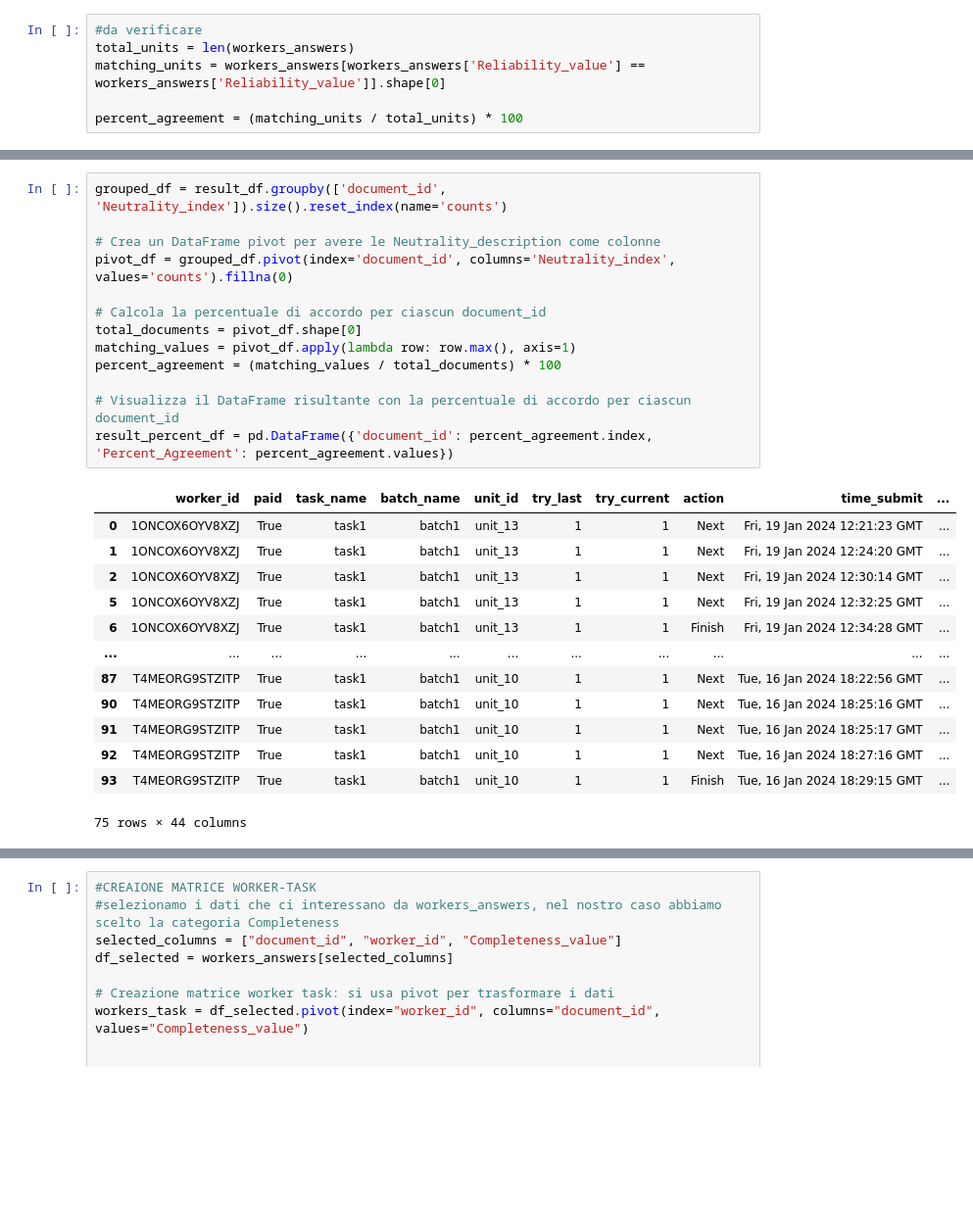
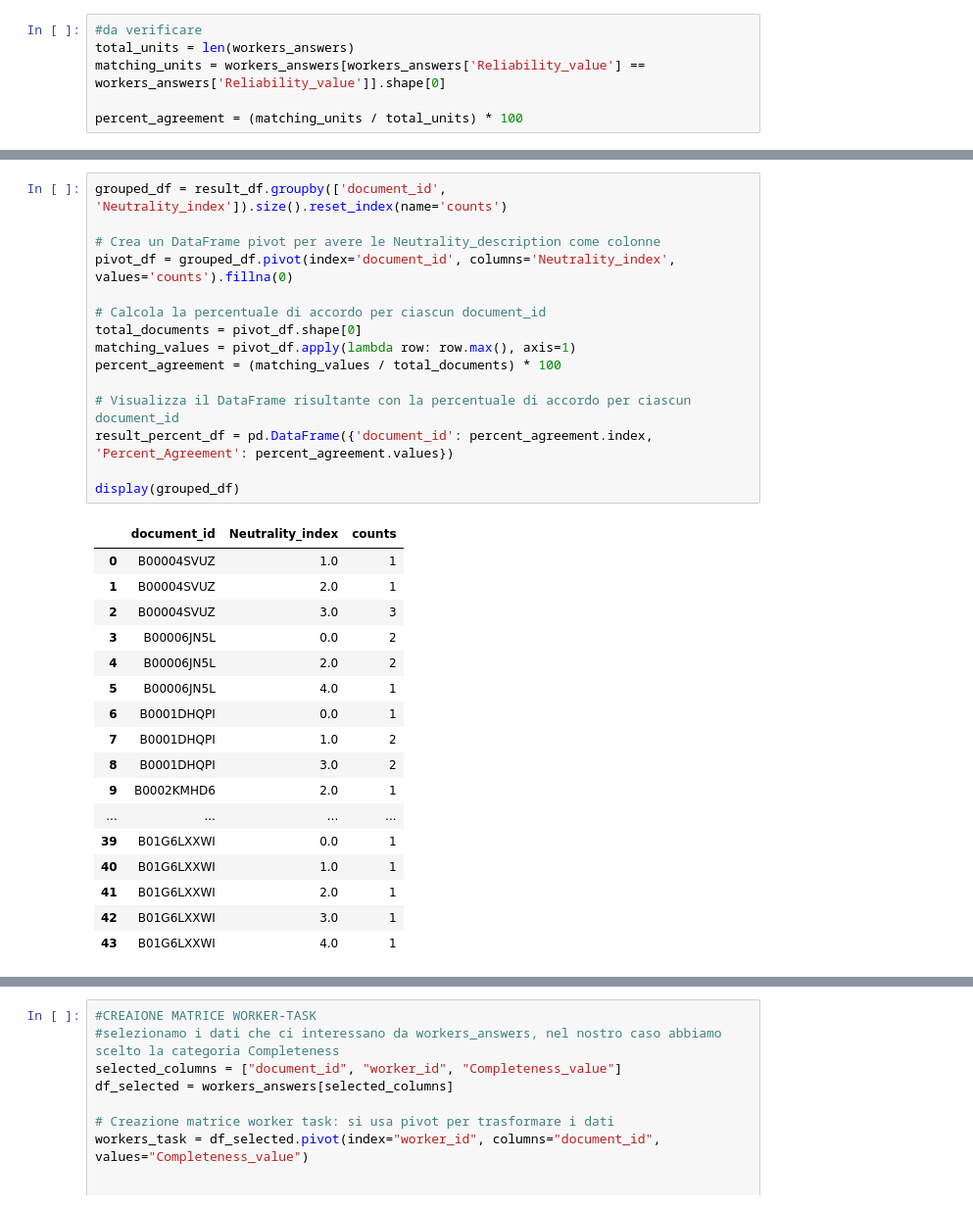
Before and after one commit to gianluca-fava/Project_Crowd_Source, a Jupyter notebook: Analysis.ipynb, the cells around one changed output, grey strips where cells are left out. Shown at 98% size. Drawn from its saved outputs; the diff is of its cells as text; blank space fills up the shorter version.

```diff
--- a/Analysis.ipynb
+++ b/Analysis.ipynb
@@ -201,30 +201,36 @@ grouped_df = result_df.groupby('document_id')['Neutrality_index'].value_counts(n
 # %%
 grouped_df = result_df.groupby(['document_id', 'Neutrality_index']).size().reset_index(name='counts')
 
 # Crea un DataFrame pivot per avere le Neutrality_description come colonne
 pivot_df = grouped_df.pivot(index='document_id', columns='Neutrality_index', values='counts').fillna(0)
 
 # Calcola la percentuale di accordo per ciascun document_id
 total_documents = pivot_df.shape[0]
 matching_values = pivot_df.apply(lambda row: row.max(), axis=1)
 percent_agreement = (matching_values / total_documents) * 100
 
 # Visualizza il DataFrame risultante con la percentuale di accordo per ciascun document_id
 result_percent_df = pd.DataFrame({'document_id': percent_agreement.index, 'Percent_Agreement': percent_agreement.values})
+
+display(grouped_df)
 # %% [output]
-|  | worker_id | paid | task_name | batch_name | unit_id | try_last | try_current | action | time_submit | ... |
-| 0 | 1ONCOX6OYV8XZJ | True | task1 | batch1 | unit_13 | 1 | 1 | Next | Fri, 19 Jan 2024 12:21:23 GMT | ... |
-| 1 | 1ONCOX6OYV8XZJ | True | task1 | batch1 | unit_13 | 1 | 1 | Next | Fri, 19 Jan 2024 12:24:20 GMT | ... |
-| 2 | 1ONCOX6OYV8XZJ | True | task1 | batch1 | unit_13 | 1 | 1 | Next | Fri, 19 Jan 2024 12:30:14 GMT | ... |
-| 5 | 1ONCOX6OYV8XZJ | True | task1 | batch1 | unit_13 | 1 | 1 | Next | Fri, 19 Jan 2024 12:32:25 GMT | ... |
-| 6 | 1ONCOX6OYV8XZJ | True | task1 | batch1 | unit_13 | 1 | 1 | Finish | Fri, 19 Jan 2024 12:34:28 GMT | ... |
-| ... | ... | ... | ... | ... | ... | ... | ... | ... | ... | ... |
-| 87 | T4MEORG9STZITP | True | task1 | batch1 | unit_10 | 1 | 1 | Next | Tue, 16 Jan 2024 18:22:56 GMT | ... |
-| 90 | T4MEORG9STZITP | True | task1 | batch1 | unit_10 | 1 | 1 | Next | Tue, 16 Jan 2024 18:25:16 GMT | ... |
-| 91 | T4MEORG9STZITP | True | task1 | batch1 | unit_10 | 1 | 1 | Next | Tue, 16 Jan 2024 18:25:17 GMT | ... |
-| 92 | T4MEORG9STZITP | True | task1 | batch1 | unit_10 | 1 | 1 | Next | Tue, 16 Jan 2024 18:27:16 GMT | ... |
-| 93 | T4MEORG9STZITP | True | task1 | batch1 | unit_10 | 1 | 1 | Finish | Tue, 16 Jan 2024 18:29:15 GMT | ... |
+|  | document_id | Neutrality_index | counts |
+| 0 | B00004SVUZ | 1.0 | 1 |
+| 1 | B00004SVUZ | 2.0 | 1 |
+| 2 | B00004SVUZ | 3.0 | 3 |
+| 3 | B00006JN5L | 0.0 | 2 |
+| 4 | B00006JN5L | 2.0 | 2 |
+| 5 | B00006JN5L | 4.0 | 1 |
+| 6 | B0001DHQPI | 0.0 | 1 |
+| 7 | B0001DHQPI | 1.0 | 2 |
+| 8 | B0001DHQPI | 3.0 | 2 |
+| 9 | B0002KMHD6 | 2.0 | 1 |
+| ... | ... | ... | ... |
+| 39 | B01G6LXXWI | 0.0 | 1 |
+| 40 | B01G6LXXWI | 1.0 | 1 |
+| 41 | B01G6LXXWI | 2.0 | 1 |
+| 42 | B01G6LXXWI | 3.0 | 1 |
+| 43 | B01G6LXXWI | 4.0 | 1 |
-75 rows × 44 columns
 # %%
 #PULIZIA worker_answers: il document_id in molti casi in worker_answers si ripeteva più di 5 volte, forse perchè il worker andava avanti e indietro nel task
 #pertanto si seleziona quello cpn il time submit più recente
```
Also changed, not shown: parts of 8 cells of this notebook, 4 other files.
